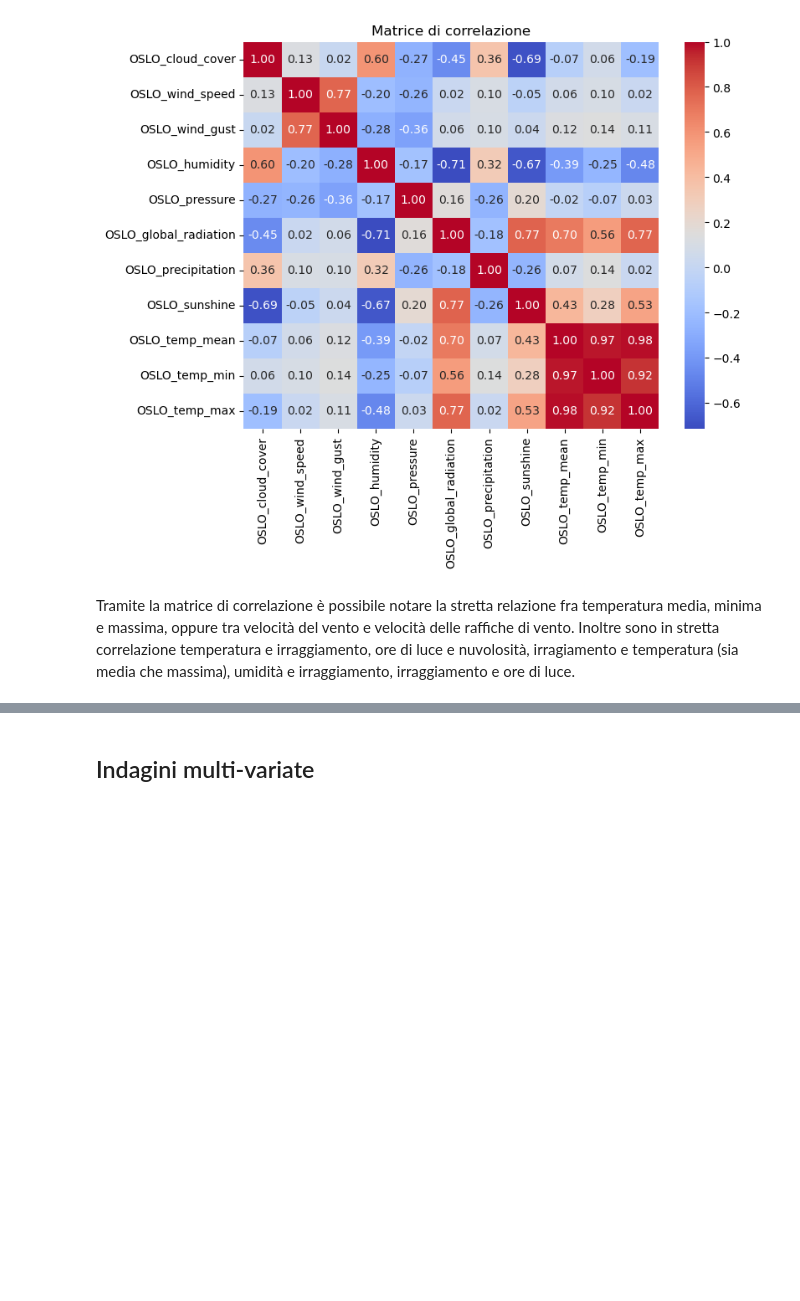
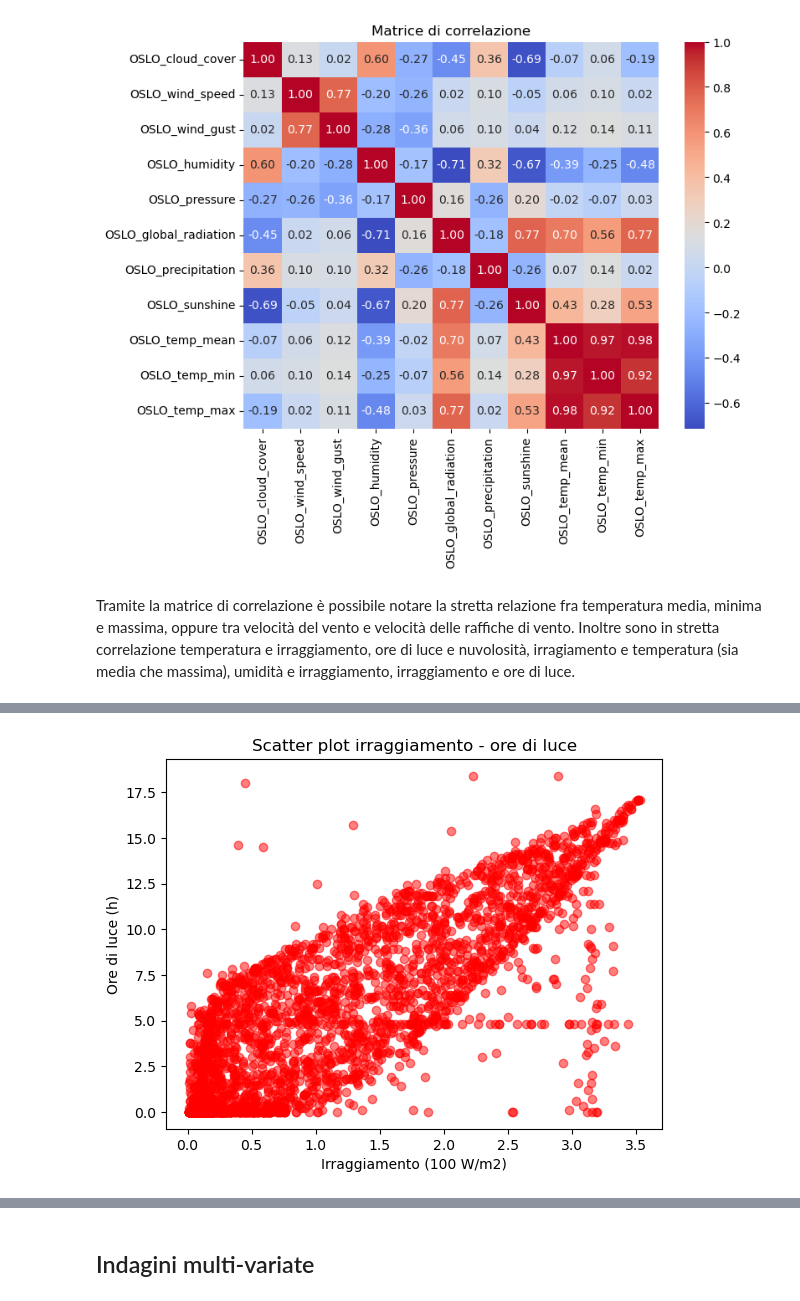
Before and after one commit to aka-buccia/progetto-statistica, a Jupyter notebook: reports/report.ipynb, the cells around one changed output, grey strips where cells are left out. Saved outputs shown, nothing was run; the diff lists cells and outputs as text; code cells hidden in the pictures; blank space fills up the shorter version.

```diff
--- a/reports/report.ipynb
+++ b/reports/report.ipynb
@@ -384,0 +390,8 @@ Tramite la matrice di correlazione è possibile notare la stretta relazione fra
+# %%
+plt.scatter(df[f"{citta}_global_radiation"], df[f"{citta}_sunshine"], alpha=0.5, color="red")
+plt.title("Scatter plot irraggiamento - ore di luce")
+plt.xlabel("Irraggiamento (100 W/m2)")
+plt.ylabel("Ore di luce (h)")
+plt.show()
+# %% [output]
+[figure, added]
```
Also changed, not shown: parts of 5 cells of this notebook.
